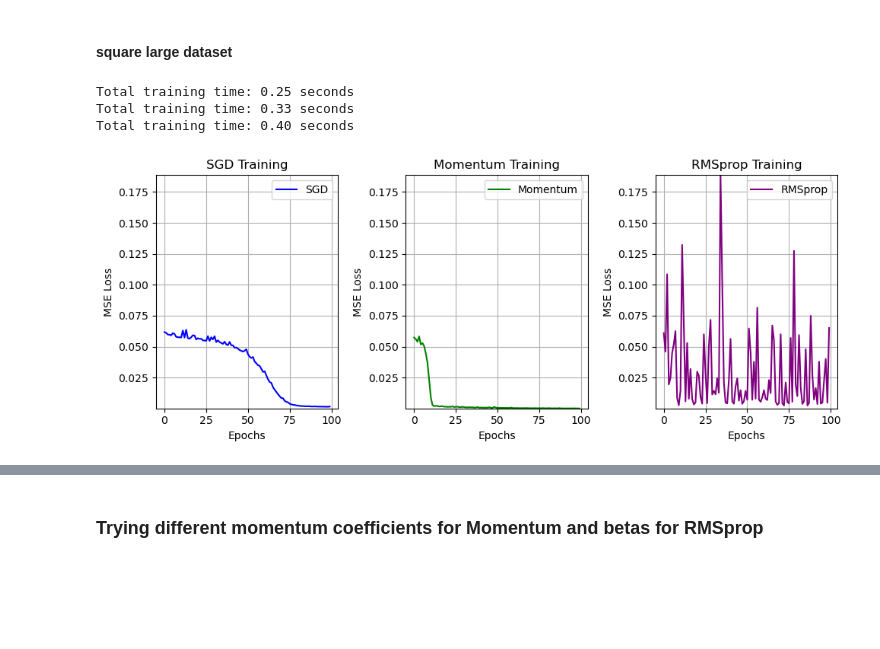
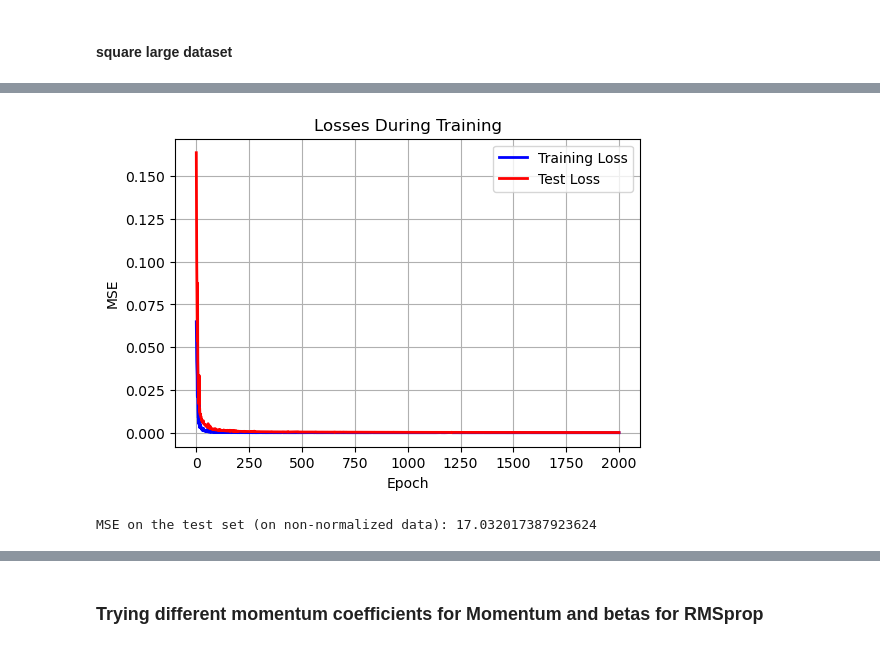
Before and after one commit to sienkozuzanna/miowad, a Jupyter notebook: NeuralNetworks/nn3.ipynb, the cells around one changed output, grey strips where cells are left out. Drawn from its saved outputs; the diff is of its cells as text; code cells hidden in the pictures; blank space fills up the shorter version.

```diff
--- a/NeuralNetworks/nn3.ipynb
+++ b/NeuralNetworks/nn3.ipynb
@@ -48,12 +51,3 @@ where:
 - $g_t$ is the current gradient,
 - $\beta$ (e.g., 0.9) is the smoothing coefficient,
 - $\epsilon$ is a small constant to prevent division by zero.
-# %%
-def load_data(training_path, test_path, index_col=0):
-    training=pd.read_csv(training_path, index_col=index_col)
-    test=pd.read_csv(test_path, index_col=index_col)
-
-    X_train, Y_train=training['x'].to_numpy().reshape(-1,1), training['y'].to_numpy().reshape(-1,1)
-    X_test, Y_test=test['x'].to_numpy().reshape(-1,1), test['y'].to_numpy().reshape(-1,1)
-
-    return X_train, Y_train, X_test, Y_test
@@ -263,30 +255,10 @@ def plot_training_losses_for_optimizers(nn_sgd, nn_momentum, nn_rmsprop):
     plt.show()
 # %% [markdown]
 #### square large dataset
-# %%
-nn_sgd_square_large=NeuralNetwork(layers=[1,5,5,1], learning_rate=0.1, activation="tanh", weights_initialize="Xavier")
-nn_sgd_square_large.train(X_train_square_large_normalized, Y_train_square_large_normalized,
-                          X_test_square_large_normalized, Y_test_square_large_normalized,
-                          batch_size=32, epochs=100, verbose=False, plot_training_loss=False,
-                          optimizer="SGD")
-
-
-nn_momentum_square_large=NeuralNetwork(layers=[1,5,5,1], learning_rate=0.1, activation="tanh", weights_initialize="Xavier")
-nn_momentum_square_large.train(X_train_square_large_normalized, Y_train_square_large_normalized,
-                          X_test_square_large_normalized, Y_test_square_large_normalized,
-                          batch_size=32, epochs=100, verbose=False, plot_training_loss=False,
-                          optimizer="momentum", momentum_coeff=0.9)
-
-nn_RMSprop_square_large=NeuralNetwork(layers=[1,5,5,1], learning_rate=0.1, activation="tanh", weights_initialize="Xavier")
-nn_RMSprop_square_large.train(X_train_square_large_normalized, Y_train_square_large_normalized,
-                          X_test_square_large_normalized, Y_test_square_large_normalized,
-                          batch_size=32, epochs=100, verbose=False, plot_training_loss=False,
-                          optimizer="RMSprop", beta=0.9)
-# %% [output]
-Total training time: 0.25 seconds
-Total training time: 0.33 seconds
-Total training time: 0.40 seconds
-# %%
-plot_training_losses_for_optimizers(nn_sgd_square_large, nn_momentum_square_large, nn_RMSprop_square_large)
-# %% [output]
-[figure, removed]
+# %%
+nn_sgd_square_large=NeuralNetwork(layers=[1,40,1],  activation="relu", weights_initialize="He")
+nn_sgd_square_large_stats=nn_sgd_square_large.train(X_train_square_large_normalized, Y_train_square_large_normalized,
+                          X_test_square_large_normalized, Y_test_square_large_normalized,
+                          batch_size=32, epochs=2000, verbose=True, verbose_interval=100, plot_training_loss=True,
+                          learning_rate=0.1, optimizer="GD", return_training_stats=True, early_stopping=True, patience=100)
+# %% [output]
@@ -292,0 +285,7 @@ plot_training_losses_for_optimizers(nn_sgd_square_large, nn_momentum_square_larg
+[figure, added]
+# %%
+Y_pred_denorm=normalizer_square_large.denormalize_Y(nn_sgd_square_large.predict(X_test_square_large_normalized))
+mse_test = np.mean((Y_pred_denorm - Y_test_square_large) ** 2)
+print(f"MSE on the test set (on non-normalized data): {mse_test}")
+# %% [output]
+MSE on the test set (on non-normalized data): 17.032017387923624
```
Also changed, not shown: parts of 36 cells of this notebook.
